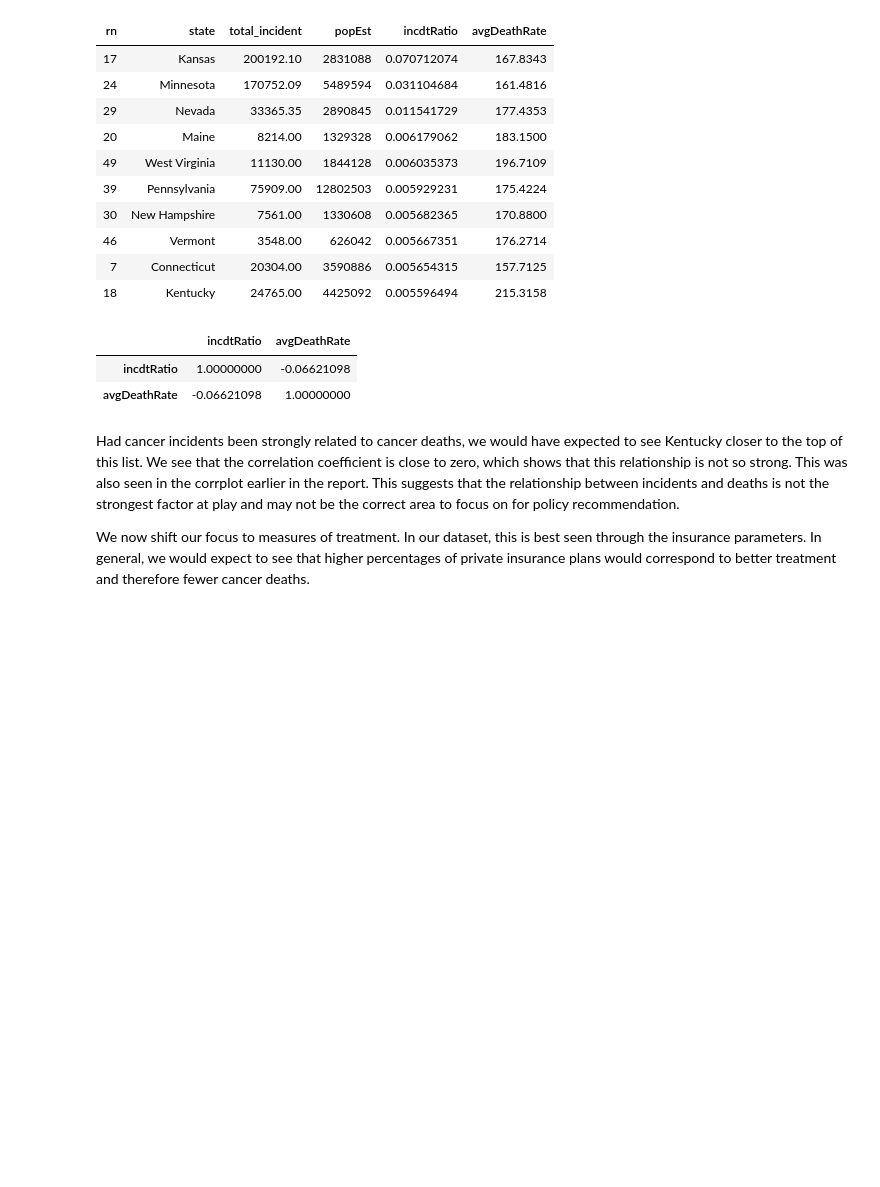
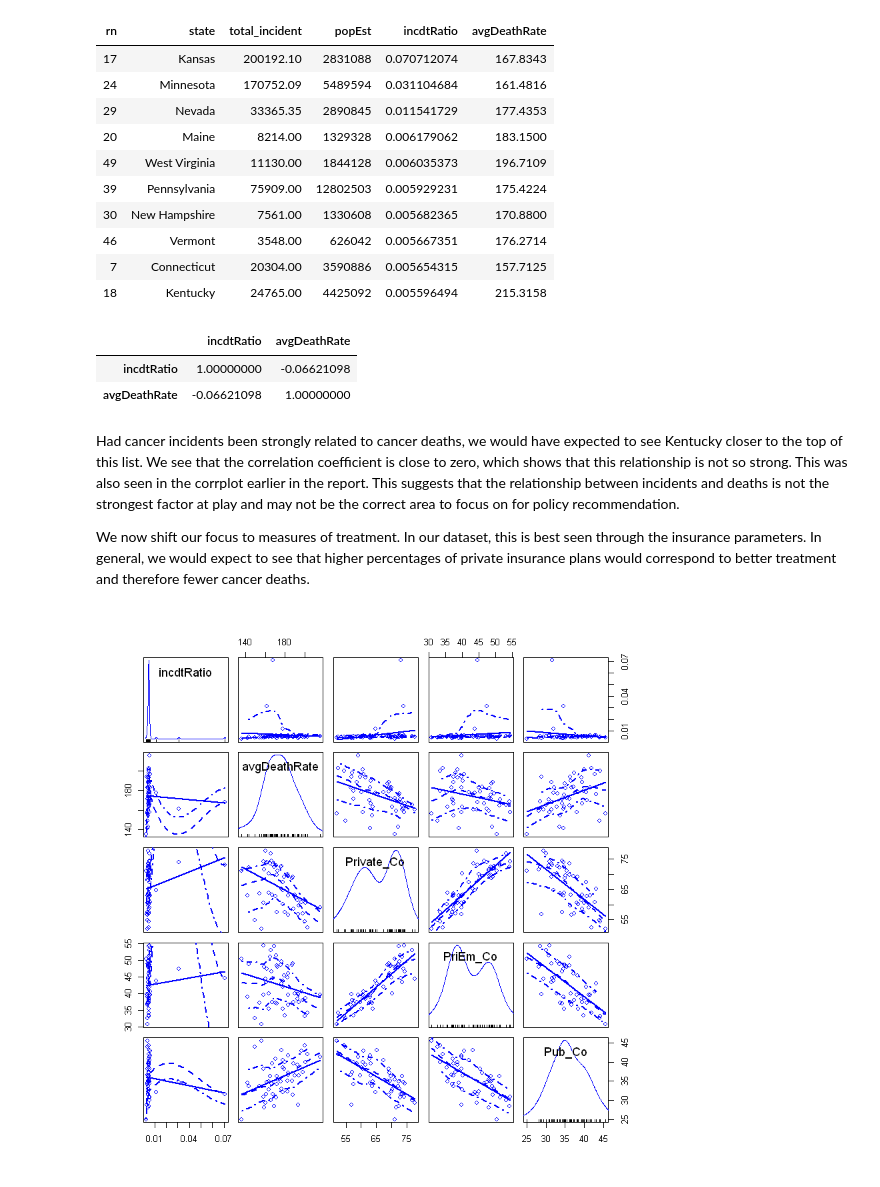
Before and after one commit to boudrejp/eda_lab, a Jupyter notebook: final report/final_report_jupyter.ipynb, the cells around one changed output. Cells and saved outputs as stored; diff of their text form; code cells hidden in the pictures; blank space fills up the shorter version.

```diff
--- a/final report/final_report_jupyter.ipynb
+++ b/final report/final_report_jupyter.ipynb
@@ -254,25 +255,19 @@ We now shift our focus to measures of treatment. In our dataset, this is best se
 # %%
 # add to the table above with insurance coverage
 # average private coverage by state
 sum_PriCov <- data.frame(aggregate(data$PctPrivateCoverage, by=list(Category=data$state),mean))
 
 # average private employed coverage by state
 sum_PriEmCov <- data.frame(aggregate(data$PctEmpPrivCoverage, by=list(Category=data$state),mean))
 # average public coverage by state
 sum_PubCov <- data.frame(aggregate(data$PctPublicCoverage, by=list(Category=data$state),mean))
 
 sum_incdt$Private_Co <- sum_PriCov$x
 sum_incdt$PriEm_Co <- sum_PriEmCov$x
 sum_incdt$Pub_Co <- sum_PubCov$x
 
-# head(sum_incdt[order(sum_incdt$Private_Co)],10)
-# head(sum_incdt[order(sum_incdt$PriEm_Co)],10)
-# tail(sum_incdt[order(sum_incdt$Pub_Co)],10)
-message("Private Converage")
-summary(sum_incdt$Private_Co)
-message("Private Employer coverage")
-summary(sum_incdt$PriEm_Co)
-message("Public Converage")
-summary(sum_incdt$Pub_Co)
-tail(sum_incdt[order(sum_incdt$avgDeathRate)],10)
-head(sum_incdt[order(sum_incdt$avgDeathRate)],5)
+options(repr.plot.width=7, repr.plot.height=7)
+scatterplotMatrix(~incdtRatio + avgDeathRate + Private_Co + PriEm_Co + Pub_Co, data = sum_incdt)
+options(repr.plot.width=5, repr.plot.height=4)
+# %% [output]
+[figure, added]
```
Also changed, not shown: parts of 13 cells of this notebook.
